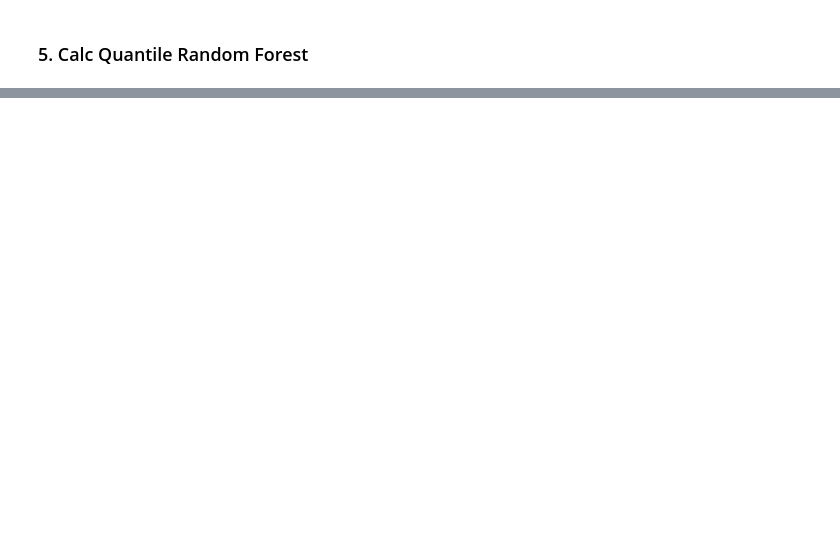
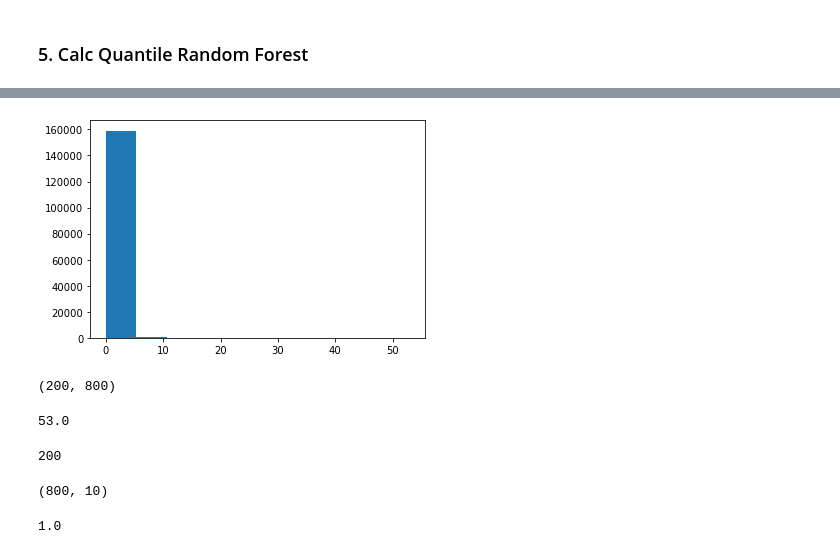
Before and after one commit to cleveryangcong/Random_Forest_Weights, a Jupyter notebook: notebooks/exploratory/1.1.1-dc-data_energy.ipynb, the cells around one changed output, grey strips where cells are left out. Cells and saved outputs as stored; diff of their text form; code cells hidden in the pictures; blank space fills up the shorter version.

```diff
--- a/notebooks/exploratory/1.1.1-dc-data_energy.ipynb
+++ b/notebooks/exploratory/1.1.1-dc-data_energy.ipynb
@@ -87,0 +130,25 @@ rf_median[:10]
+# %%
+plt.hist(np.sum(rf_weights, axis = 0).flatten(), bins = 10)
+plt.show()
+# %% [output]
+[figure, added]
+# %%
+np.mean(rf_weights, axis = 0).shape
+# %% [output]
+(200, 800)
+# %%
+np.max(np.sum(rf_weights, axis = 0))
+# %% [output]
+53.0
+# %%
+np.sum(rf_weights[0].flatten() == 1)
+# %% [output]
+200
+# %%
+X_train.shape
+# %% [output]
+(800, 10)
+# %%
+rf_weights[0,0].sum()
+# %% [output]
+1.0
```
Also changed, not shown: parts of 12 cells of this notebook, 1 other file.
